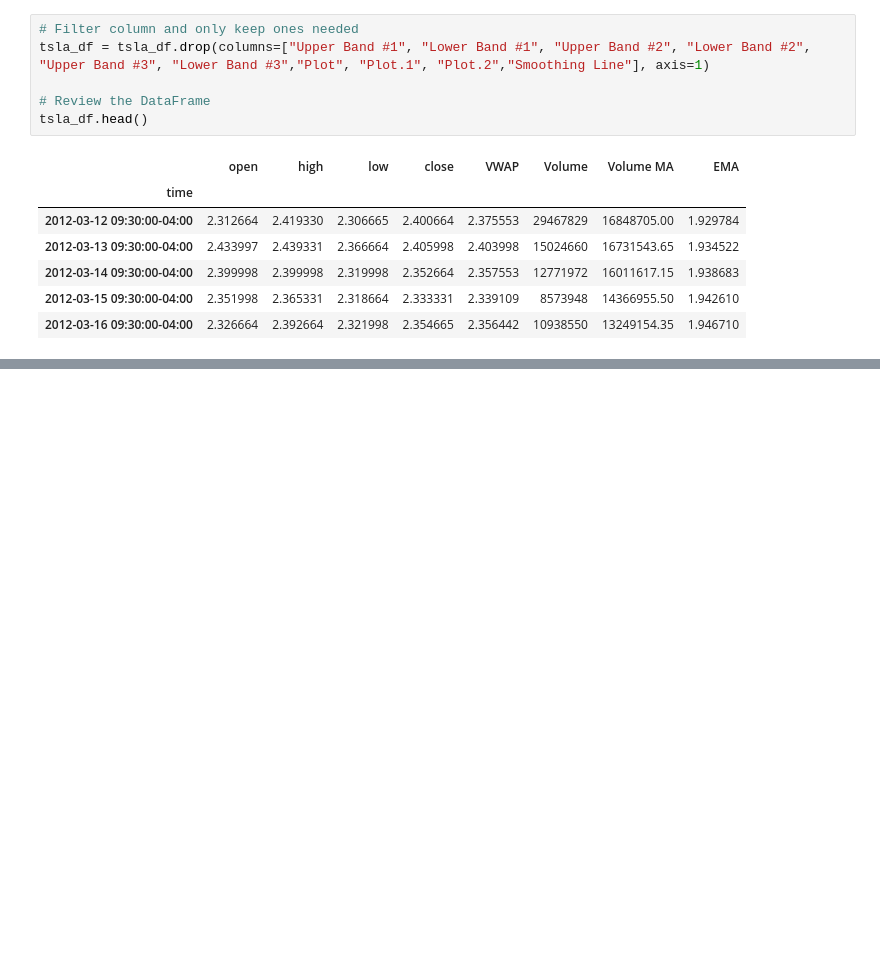
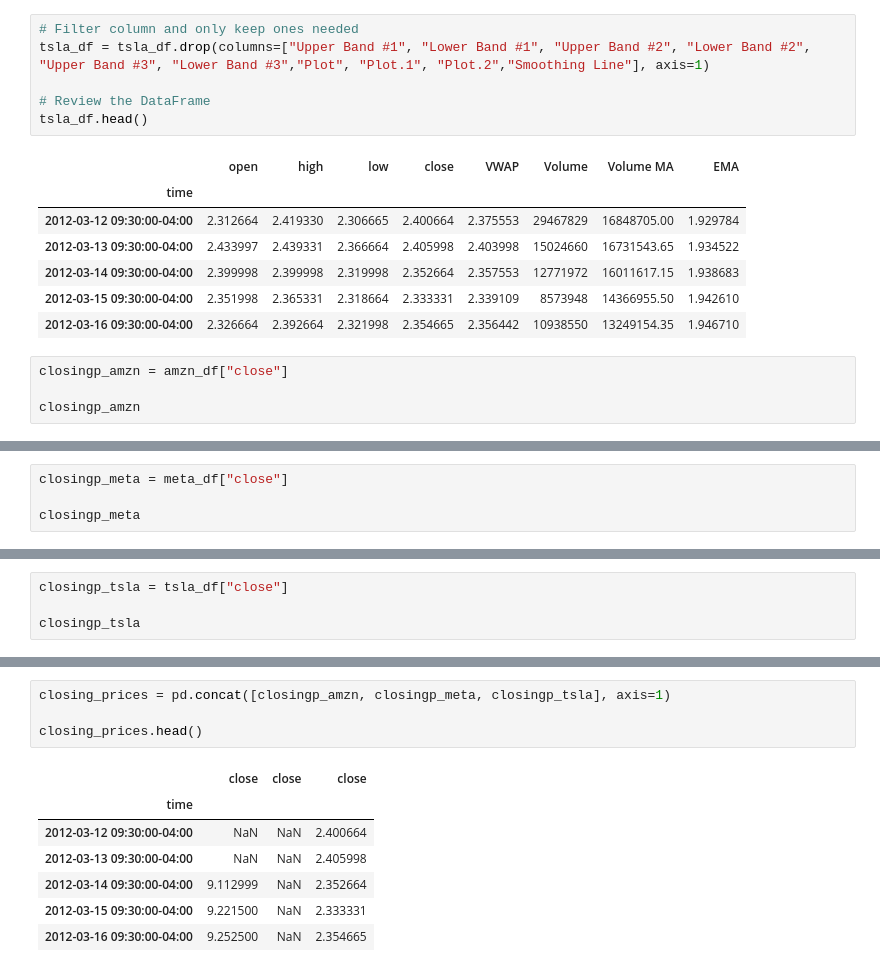
Before and after one commit to mattgifs/Project2, a Jupyter notebook: Untitled.ipynb, the cells around one changed output, grey strips where cells are left out. Drawn from its saved outputs; the diff is of its cells as text; blank space fills up the shorter version.

```diff
--- a/Untitled.ipynb
+++ b/Untitled.ipynb
@@ -170,3 +178,7 @@ tsla_df.head()
 | 2012-03-14 09:30:00-04:00 | 2.399998 | 2.399998 | 2.319998 | 2.352664 | 2.357553 | 12771972 | 16011617.15 | 1.938683 |
 | 2012-03-15 09:30:00-04:00 | 2.351998 | 2.365331 | 2.318664 | 2.333331 | 2.339109 | 8573948 | 14366955.50 | 1.942610 |
 | 2012-03-16 09:30:00-04:00 | 2.326664 | 2.392664 | 2.321998 | 2.354665 | 2.356442 | 10938550 | 13249154.35 | 1.946710 |
+# %%
+closingp_amzn = amzn_df["close"]
+
+closingp_amzn
@@ -172,0 +199,4 @@ tsla_df.head()
+# %%
+closingp_meta = meta_df["close"]
+
+closingp_meta
@@ -172,0 +217,4 @@ tsla_df.head()
+# %%
+closingp_tsla = tsla_df["close"]
+
+closingp_tsla
@@ -172,0 +235,12 @@ tsla_df.head()
+# %%
+closing_prices = pd.concat([closingp_amzn, closingp_meta, closingp_tsla], axis=1)
+
+closing_prices.head()
+# %% [output]
+|  | close | close | close |
+| time |  |  |  |
+| 2012-03-12 09:30:00-04:00 | NaN | NaN | 2.400664 |
+| 2012-03-13 09:30:00-04:00 | NaN | NaN | 2.405998 |
+| 2012-03-14 09:30:00-04:00 | 9.112999 | NaN | 2.352664 |
+| 2012-03-15 09:30:00-04:00 | 9.221500 | NaN | 2.333331 |
+| 2012-03-16 09:30:00-04:00 | 9.252500 | NaN | 2.354665 |
```
Also changed, not shown: parts of 5 cells of this notebook, 3 other files.
